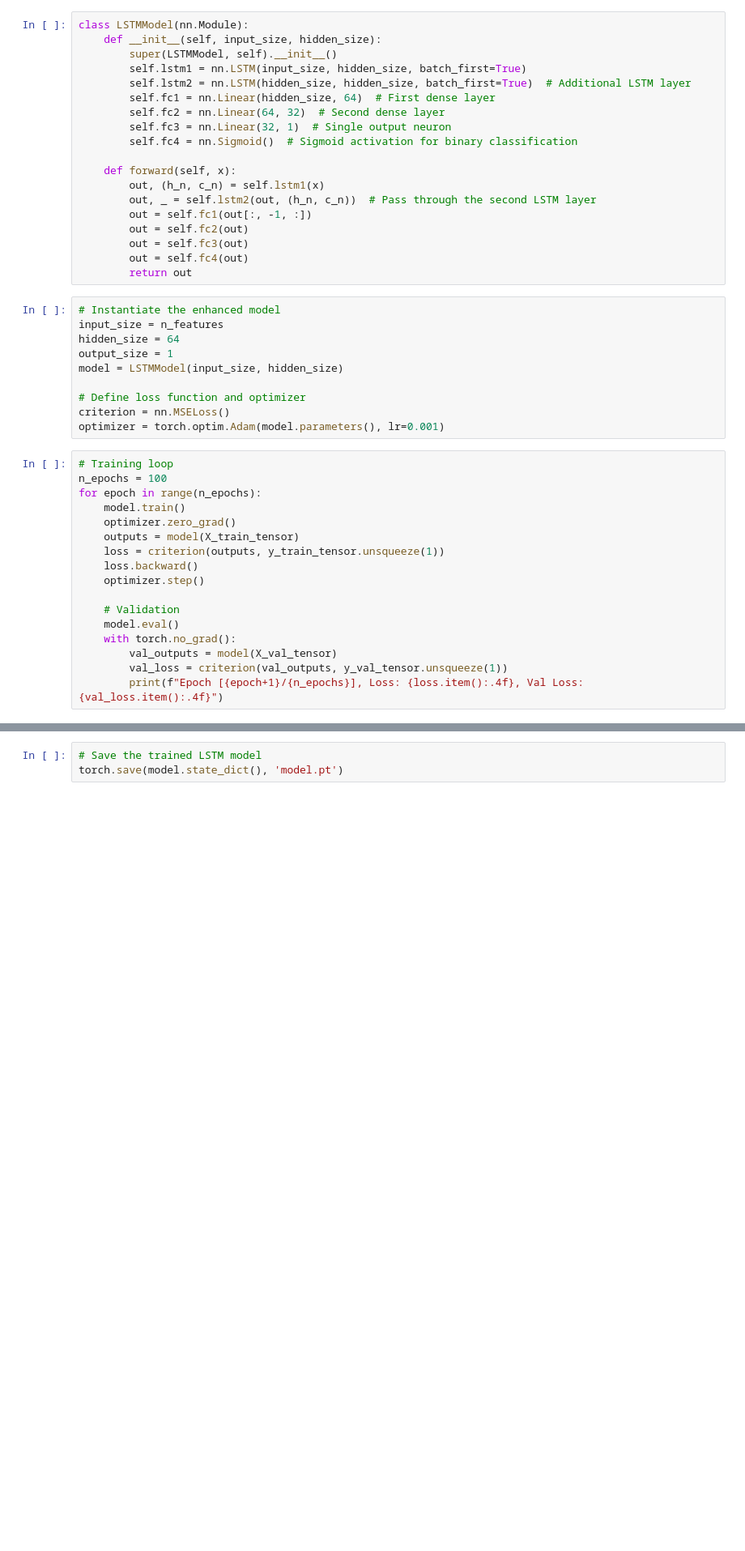
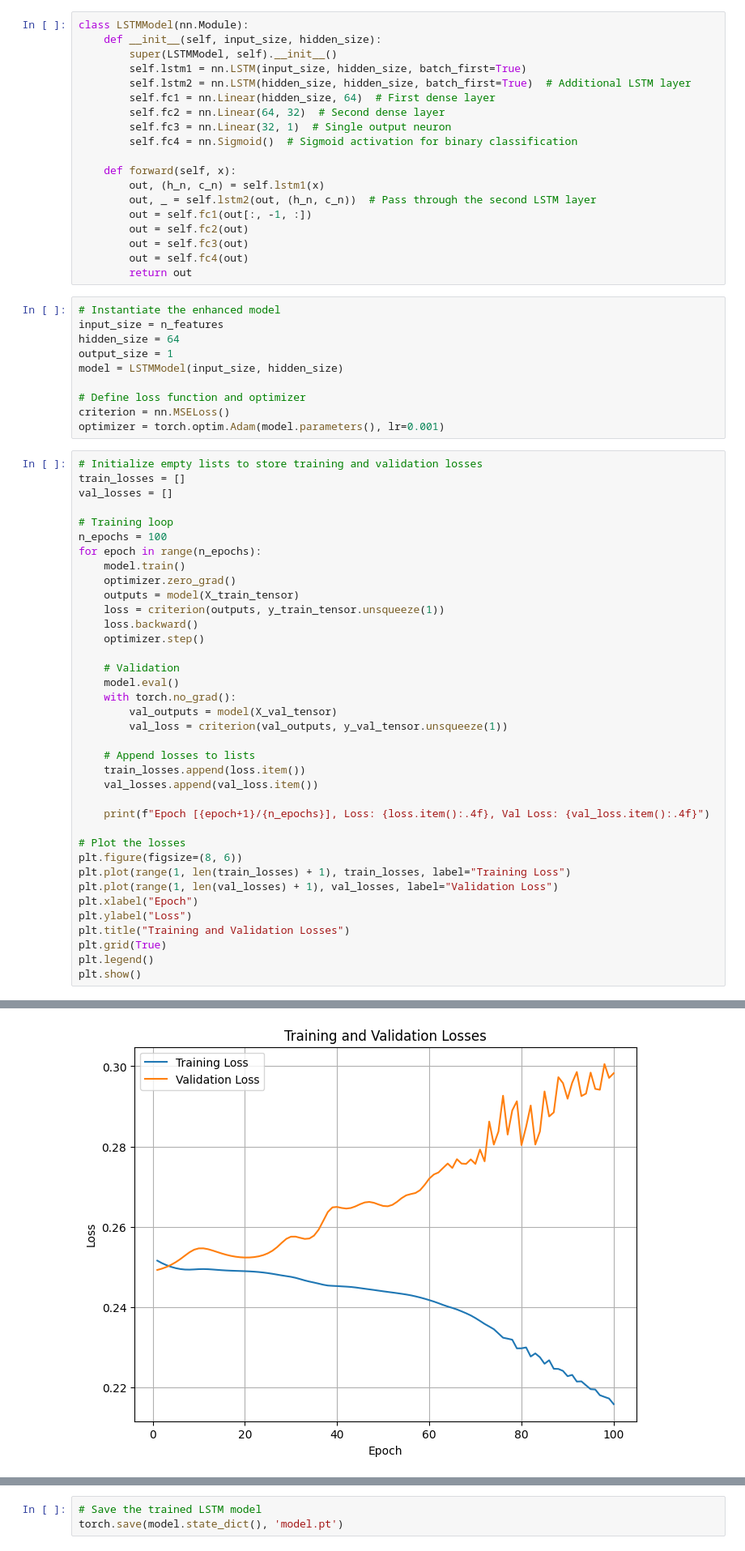
Before and after one commit to jblagana/eee-capstone, a Jupyter notebook: inference/LSTM_v1/lstm_simple.ipynb, the cells around one changed output, grey strips where cells are left out. Shown: that part at 81% size. Cells and saved outputs as stored; diff of their text form; blank space fills up the shorter version.

Commit message:
added evaluation plots on inference

```diff
--- a/inference/LSTM_v1/lstm_simple.ipynb
+++ b/inference/LSTM_v1/lstm_simple.ipynb
@@ -82,6 +67,10 @@ model = LSTMModel(input_size, hidden_size)
 criterion = nn.MSELoss()
 optimizer = torch.optim.Adam(model.parameters(), lr=0.001)
 # %%
+# Initialize empty lists to store training and validation losses
+train_losses = []
+val_losses = []
+
 # Training loop
 n_epochs = 100
 for epoch in range(n_epochs):
@@ -97,5 +86,21 @@ for epoch in range(n_epochs):
     with torch.no_grad():
         val_outputs = model(X_val_tensor)
         val_loss = criterion(val_outputs, y_val_tensor.unsqueeze(1))
-        print(f"Epoch [{epoch+1}/{n_epochs}], Loss: {loss.item():.4f}, Val Loss: {val_loss.item():.4f}")
+
+    # Append losses to lists
+    train_losses.append(loss.item())
+    val_losses.append(val_loss.item())
+
+    print(f"Epoch [{epoch+1}/{n_epochs}], Loss: {loss.item():.4f}, Val Loss: {val_loss.item():.4f}")
+
+# Plot the losses
+plt.figure(figsize=(8, 6))
+plt.plot(range(1, len(train_losses) + 1), train_losses, label="Training Loss")
+plt.plot(range(1, len(val_losses) + 1), val_losses, label="Validation Loss")
+plt.xlabel("Epoch")
+plt.ylabel("Loss")
+plt.title("Training and Validation Losses")
+plt.grid(True)
+plt.legend()
+plt.show()
 # %% [output]
@@ -119,3 +124,4 @@ Epoch [100/100], Loss: 0.2200, Val Loss: 0.2843
+[figure, added]
 # %%
 # Evaluate on test set
 model.eval()
```
Also changed, not shown: parts of 9 cells of this notebook, 1 other file.
